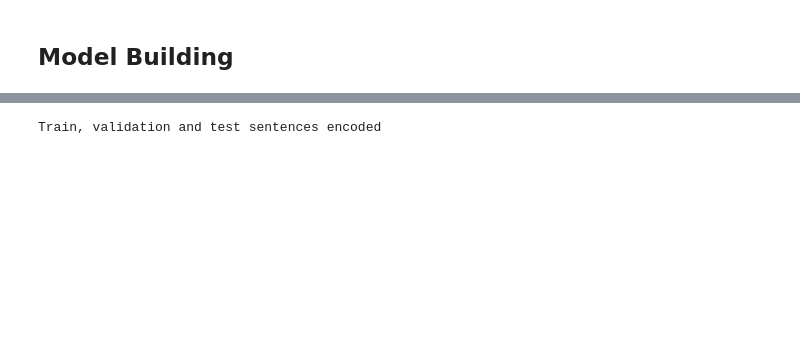
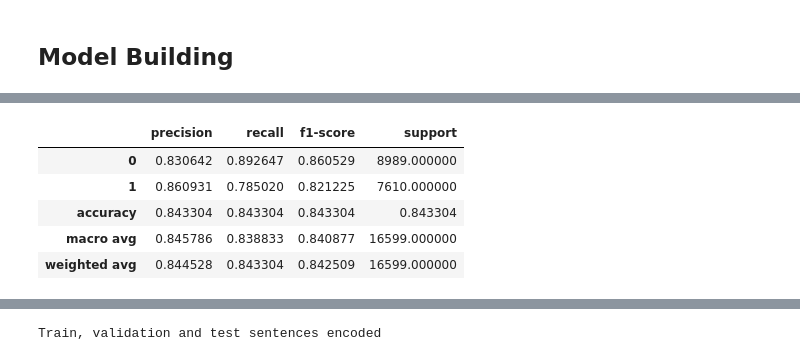
Before and after one commit to chayansraj/Text-Mining-Research, a Jupyter notebook: fake-news-detection.ipynb, the cells around one changed output, grey strips where cells are left out. Saved outputs shown, nothing was run; the diff lists cells and outputs as text; code cells hidden in the pictures; blank space fills up the shorter version.

```diff
--- a/fake-news-detection.ipynb
+++ b/fake-news-detection.ipynb
@@ -271,0 +291,26 @@ plt.show()
+# %%
+# TODO: Write code here to train and evaluate a Multinomial Naive Bayes classifier
+
+from sklearn.feature_extraction.text import CountVectorizer
+from sklearn.feature_extraction.text import TfidfTransformer
+from sklearn.naive_bayes import MultinomialNB
+from sklearn.preprocessing import StandardScaler
+from sklearn.pipeline import Pipeline
+
+
+X = headlines.clean_headline
+y  = headlines.is_sarcastic
+
+# split the dataset for training and testing for random forest algo
+X_train, X_test, y_train, y_test = train_test_split(
+    X, y, test_size=0.3, random_state=21
+)
+
+
+pipeline = Pipeline([("count_vector",CountVectorizer()), ("tfidf_transformer",TfidfTransformer()), ("nb_classifier",MultinomialNB())])
+
+pipeline.fit(X_train, y_train)
+
+pred_test = pipeline.predict(X_test)
+
+print(classification_report(y_test, pred_test))
@@ -271,0 +326,9 @@ plt.show()
+# %%
+pd.DataFrame(classification_report(y_test, pred_test, output_dict=True)).T
+# %% [output]
+|  | precision | recall | f1-score | support |
+| 0 | 0.830642 | 0.892647 | 0.860529 | 8989.000000 |
+| 1 | 0.860931 | 0.785020 | 0.821225 | 7610.000000 |
+| accuracy | 0.843304 | 0.843304 | 0.843304 | 0.843304 |
+| macro avg | 0.845786 | 0.838833 | 0.840877 | 16599.000000 |
+| weighted avg | 0.844528 | 0.843304 | 0.842509 | 16599.000000 |
```
Also changed, not shown: parts of 35 cells of this notebook.
